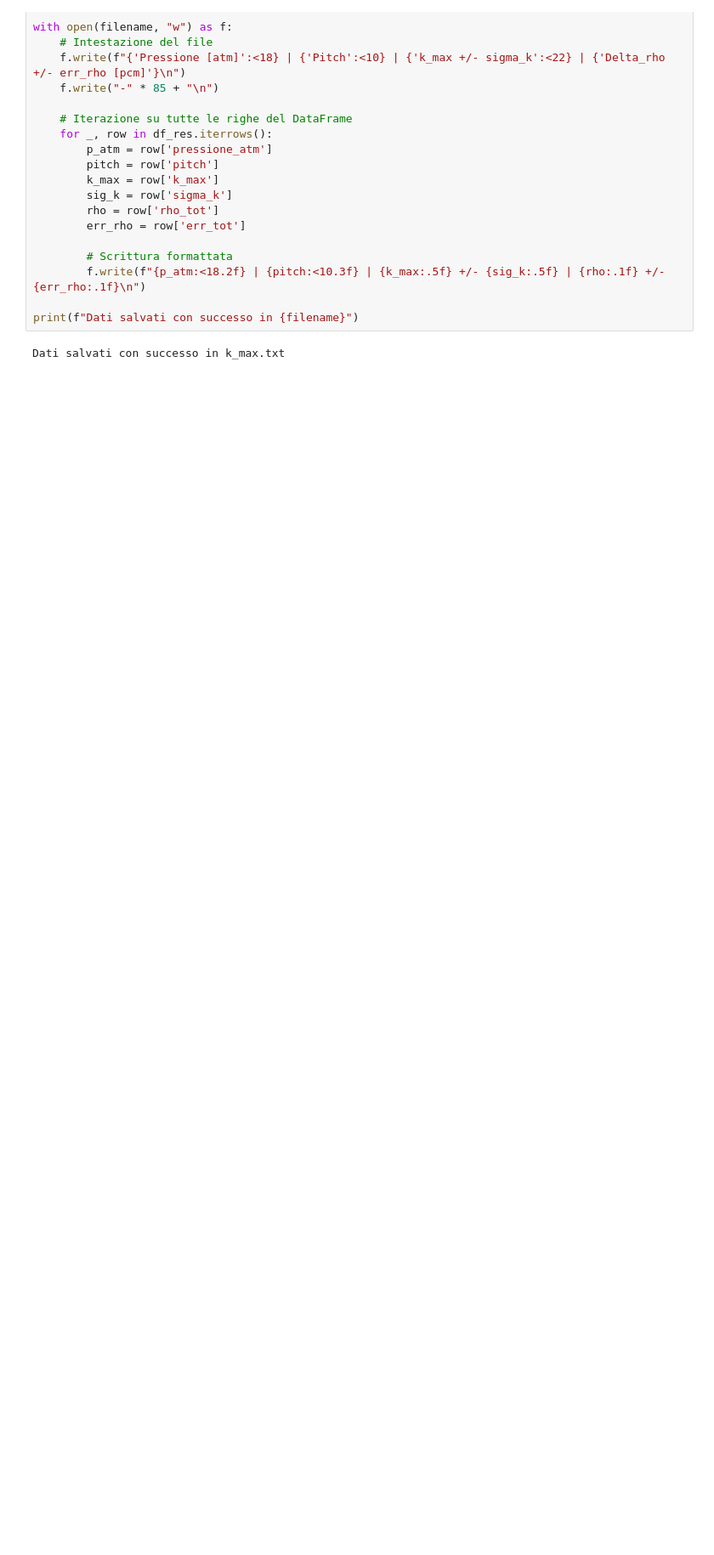
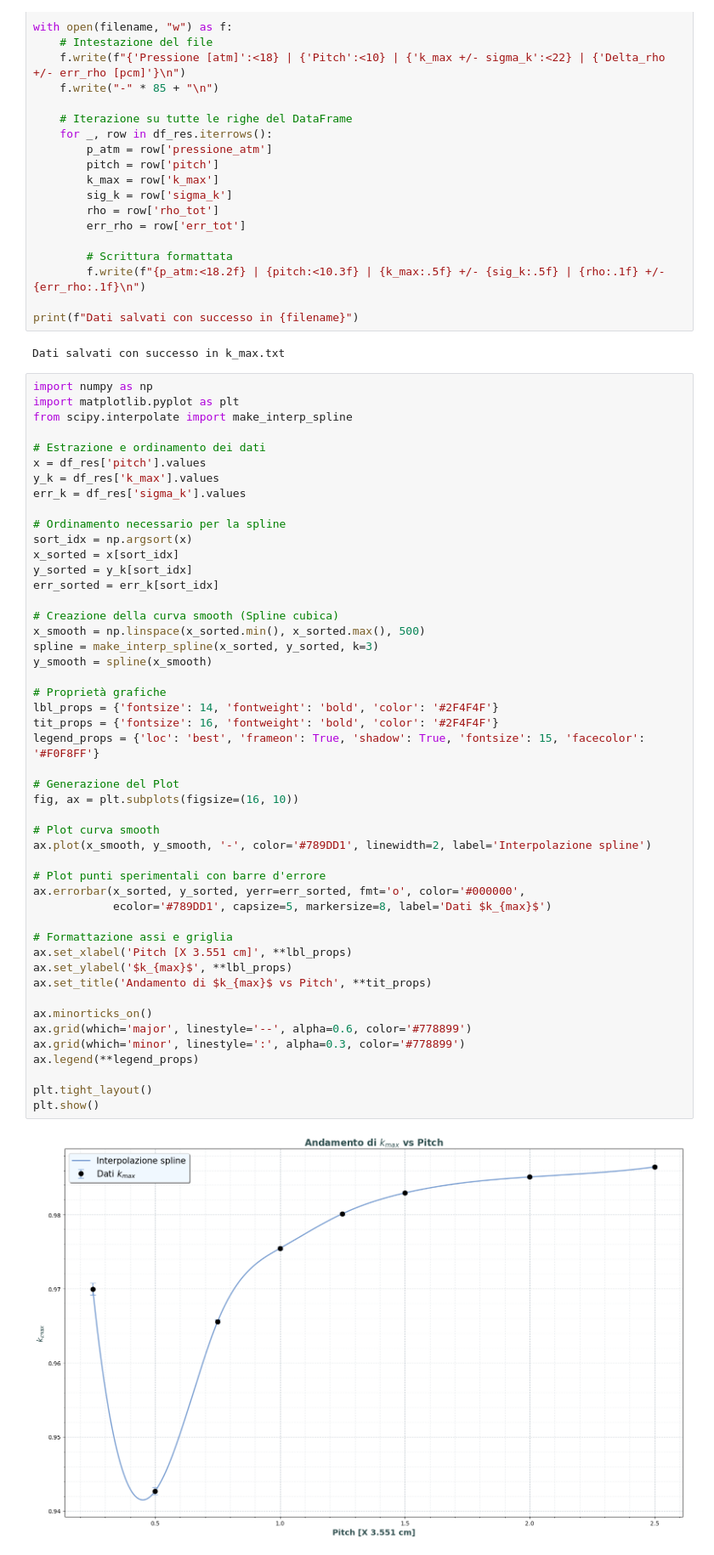
Before and after one commit to oblivion0218/Tesi-Magistrale, a Jupyter notebook: Open MC/reattore_5/auto/analisi.ipynb, the cells around one changed output. Shown at 85% size. Saved outputs shown, nothing was run; the diff lists cells and outputs as text; blank space fills up the shorter version.

```diff
--- a/Open MC/reattore_5/auto/analisi.ipynb
+++ b/Open MC/reattore_5/auto/analisi.ipynb
@@ -225,3 +234,53 @@ with open(filename, "w") as f:
 print(f"Dati salvati con successo in {filename}")
 # %% [output]
 Dati salvati con successo in k_max.txt
+# %%
+import numpy as np
+import matplotlib.pyplot as plt
+from scipy.interpolate import make_interp_spline
+
+# Estrazione e ordinamento dei dati
+x = df_res['pitch'].values
+y_k = df_res['k_max'].values
+err_k = df_res['sigma_k'].values
+
+# Ordinamento necessario per la spline
+sort_idx = np.argsort(x)
+x_sorted = x[sort_idx]
+y_sorted = y_k[sort_idx]
+err_sorted = err_k[sort_idx]
+
+# Creazione della curva smooth (Spline cubica)
+x_smooth = np.linspace(x_sorted.min(), x_sorted.max(), 500)
+spline = make_interp_spline(x_sorted, y_sorted, k=3)
+y_smooth = spline(x_smooth)
+
+# Proprietà grafiche
+lbl_props = {'fontsize': 14, 'fontweight': 'bold', 'color': '#2F4F4F'}
+tit_props = {'fontsize': 16, 'fontweight': 'bold', 'color': '#2F4F4F'}
+legend_props = {'loc': 'best', 'frameon': True, 'shadow': True, 'fontsize': 15, 'facecolor': '#F0F8FF'}
+
+# Generazione del Plot
+fig, ax = plt.subplots(figsize=(16, 10))
+
+# Plot curva smooth
+ax.plot(x_smooth, y_smooth, '-', color='#789DD1', linewidth=2, label='Interpolazione spline')
+
+# Plot punti sperimentali con barre d'errore
+ax.errorbar(x_sorted, y_sorted, yerr=err_sorted, fmt='o', color='#000000',
+            ecolor='#789DD1', capsize=5, markersize=8, label='Dati $k_{max}$')
+
+# Formattazione assi e griglia
+ax.set_xlabel('Pitch [X 3.551 cm]', **lbl_props)
+ax.set_ylabel('$k_{max}$', **lbl_props)
+ax.set_title('Andamento di $k_{max}$ vs Pitch', **tit_props)
+
+ax.minorticks_on()
+ax.grid(which='major', linestyle='--', alpha=0.6, color='#778899')
+ax.grid(which='minor', linestyle=':', alpha=0.3, color='#778899')
+ax.legend(**legend_props)
+
+plt.tight_layout()
+plt.show()
+# %% [output]
+[figure, added]
```
Also changed, not shown: parts of 3 cells of this notebook, 29 other files.
